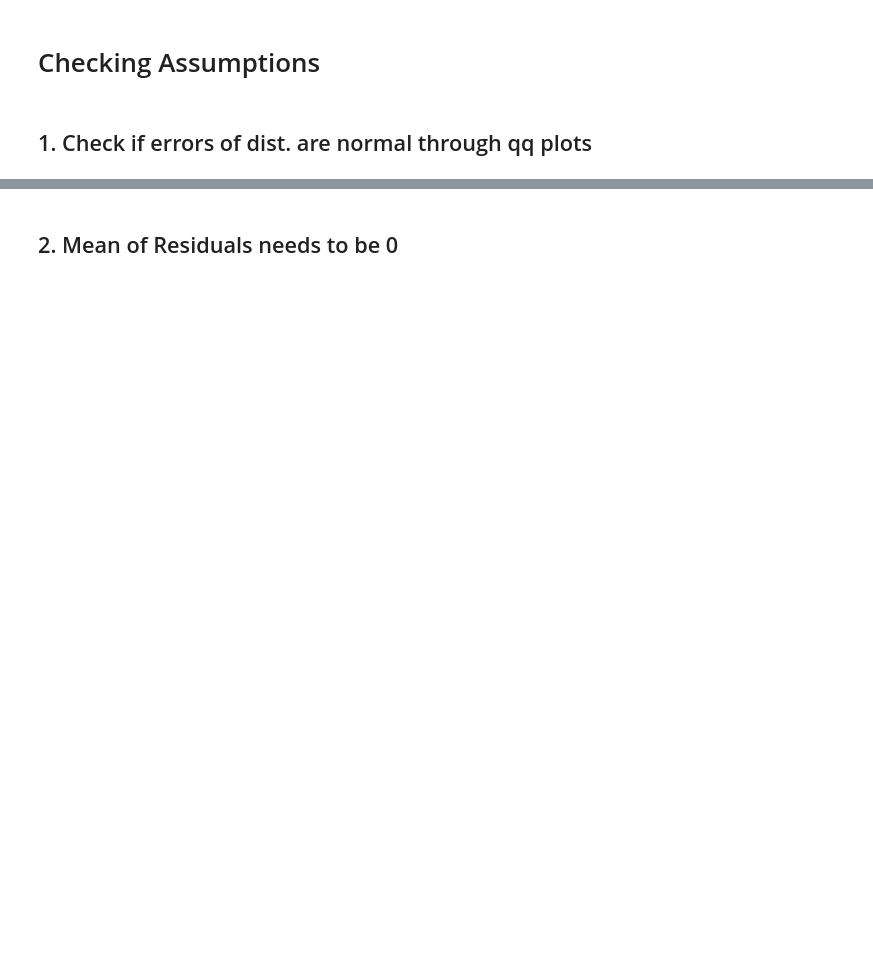
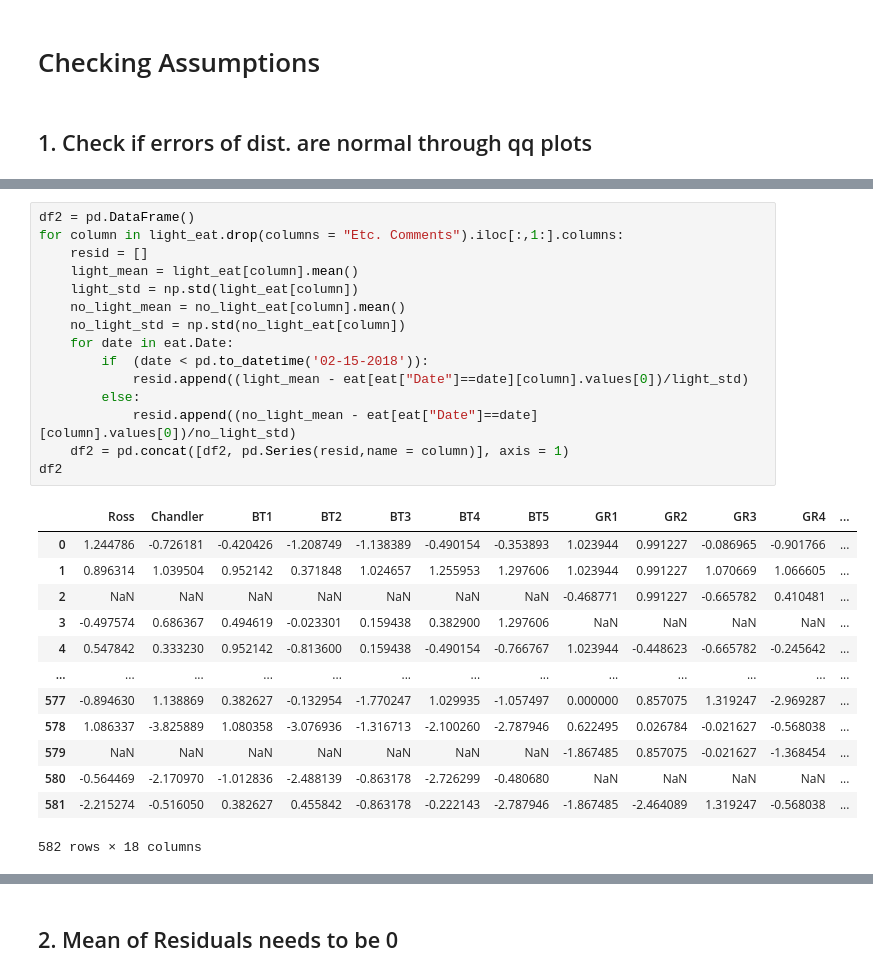
Before and after one commit to Data-Science-in-Business-Fall-2020/final-project-danny_brady_michael, a Jupyter notebook: T_Tests.ipynb, the cells around one changed output, grey strips where cells are left out. Saved outputs shown, nothing was run; the diff lists cells and outputs as text; blank space fills up the shorter version.

```diff
--- a/T_Tests.ipynb
+++ b/T_Tests.ipynb
@@ -1220,0 +1229,29 @@ dtype: float64
+# %%
+df2 = pd.DataFrame()
+for column in light_eat.drop(columns = "Etc. Comments").iloc[:,1:].columns:
+    resid = []
+    light_mean = light_eat[column].mean()
+    light_std = np.std(light_eat[column])
+    no_light_mean = no_light_eat[column].mean()
+    no_light_std = np.std(no_light_eat[column])
+    for date in eat.Date:
+        if  (date < pd.to_datetime('02-15-2018')):
+            resid.append((light_mean - eat[eat["Date"]==date][column].values[0])/light_std)
+        else:
+            resid.append((no_light_mean - eat[eat["Date"]==date][column].values[0])/no_light_std)
+    df2 = pd.concat([df2, pd.Series(resid,name = column)], axis = 1)
+df2
+# %% [output]
+|  | Ross | Chandler | BT1 | BT2 | BT3 | BT4 | BT5 | GR1 | GR2 | GR3 | GR4 | ... |
+| 0 | 1.244786 | -0.726181 | -0.420426 | -1.208749 | -1.138389 | -0.490154 | -0.353893 | 1.023944 | 0.991227 | -0.086965 | -0.901766 | ... |
+| 1 | 0.896314 | 1.039504 | 0.952142 | 0.371848 | 1.024657 | 1.255953 | 1.297606 | 1.023944 | 0.991227 | 1.070669 | 1.066605 | ... |
+| 2 | NaN | NaN | NaN | NaN | NaN | NaN | NaN | -0.468771 | 0.991227 | -0.665782 | 0.410481 | ... |
+| 3 | -0.497574 | 0.686367 | 0.494619 | -0.023301 | 0.159438 | 0.382900 | 1.297606 | NaN | NaN | NaN | NaN | ... |
+| 4 | 0.547842 | 0.333230 | 0.952142 | -0.813600 | 0.159438 | -0.490154 | -0.766767 | 1.023944 | -0.448623 | -0.665782 | -0.245642 | ... |
+| ... | ... | ... | ... | ... | ... | ... | ... | ... | ... | ... | ... | ... |
+| 577 | -0.894630 | 1.138869 | 0.382627 | -0.132954 | -1.770247 | 1.029935 | -1.057497 | 0.000000 | 0.857075 | 1.319247 | -2.969287 | ... |
+| 578 | 1.086337 | -3.825889 | 1.080358 | -3.076936 | -1.316713 | -2.100260 | -2.787946 | 0.622495 | 0.026784 | -0.021627 | -0.568038 | ... |
+| 579 | NaN | NaN | NaN | NaN | NaN | NaN | NaN | -1.867485 | 0.857075 | -0.021627 | -1.368454 | ... |
+| 580 | -0.564469 | -2.170970 | -1.012836 | -2.488139 | -0.863178 | -2.726299 | -0.480680 | NaN | NaN | NaN | NaN | ... |
+| 581 | -2.215274 | -0.516050 | 0.382627 | 0.455842 | -0.863178 | -0.222143 | -2.787946 | -1.867485 | -2.464089 | 1.319247 | -0.568038 | ... |
+582 rows × 18 columns
```
Also changed, not shown: parts of 21 cells of this notebook.
